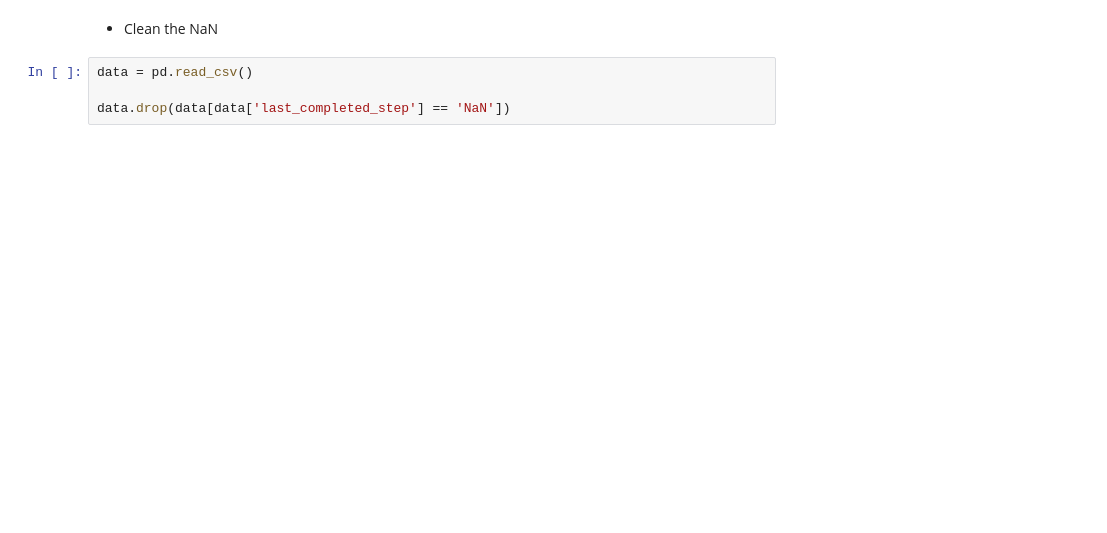
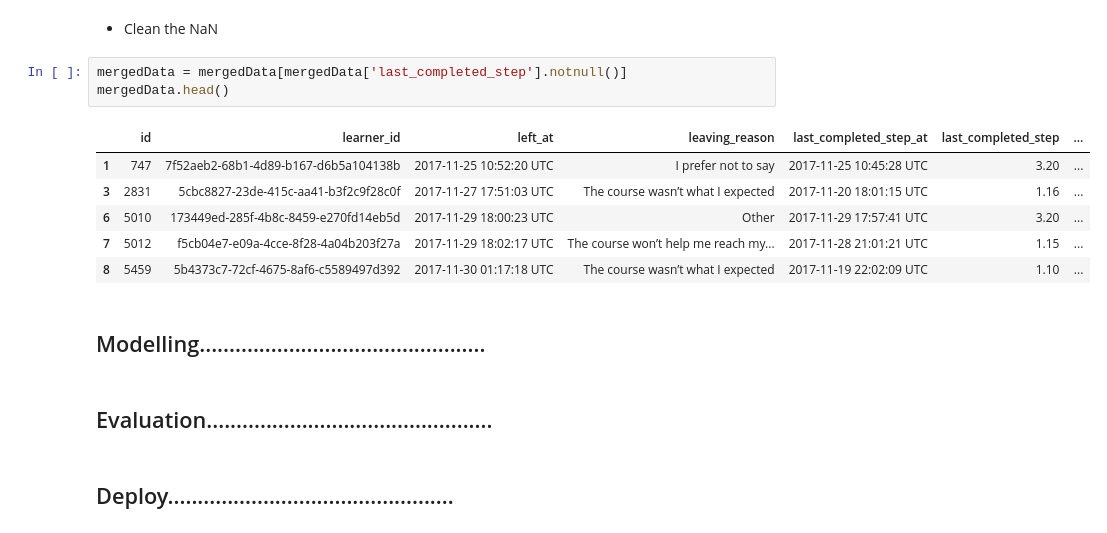
Before and after one commit to haoranD/CRISP-DM-PYTHON, a Jupyter notebook: notebooks/CRISP-DM.ipynb, the cells around one changed output. Drawn from its saved outputs; the diff is of its cells as text; blank space fills up the shorter version.

```diff
--- a/notebooks/CRISP-DM.ipynb
+++ b/notebooks/CRISP-DM.ipynb
@@ -643,6 +466,18 @@ merge function
 # %% [markdown]
 - Clean the NaN
-# %%
-data = pd.read_csv()
-
-data.drop(data[data['last_completed_step'] == 'NaN'])
+# %%
+mergedData = mergedData[mergedData['last_completed_step'].notnull()]
+mergedData.head()
+# %% [output]
+|  | id | learner_id | left_at | leaving_reason | last_completed_step_at | last_completed_step | ... |
+| 1 | 747 | 7f52aeb2-68b1-4d89-b167-d6b5a104138b | 2017-11-25 10:52:20 UTC | I prefer not to say | 2017-11-25 10:45:28 UTC | 3.20 | ... |
+| 3 | 2831 | 5cbc8827-23de-415c-aa41-b3f2c9f28c0f | 2017-11-27 17:51:03 UTC | The course wasn’t what I expected | 2017-11-20 18:01:15 UTC | 1.16 | ... |
+| 6 | 5010 | 173449ed-285f-4b8c-8459-e270fd14eb5d | 2017-11-29 18:00:23 UTC | Other | 2017-11-29 17:57:41 UTC | 3.20 | ... |
+| 7 | 5012 | f5cb04e7-e09a-4cce-8f28-4a04b203f27a | 2017-11-29 18:02:17 UTC | The course won’t help me reach my... | 2017-11-28 21:01:21 UTC | 1.15 | ... |
+| 8 | 5459 | 5b4373c7-72cf-4675-8af6-c5589497d392 | 2017-11-30 01:17:18 UTC | The course wasn’t what I expected | 2017-11-19 22:02:09 UTC | 1.10 | ... |
+# %% [markdown]
+## Modelling................................................
+# %% [markdown]
+## Evaluation................................................
+# %% [markdown]
+## Deploy................................................
```
Also changed, not shown: parts of 58 cells of this notebook, 10 other files.
